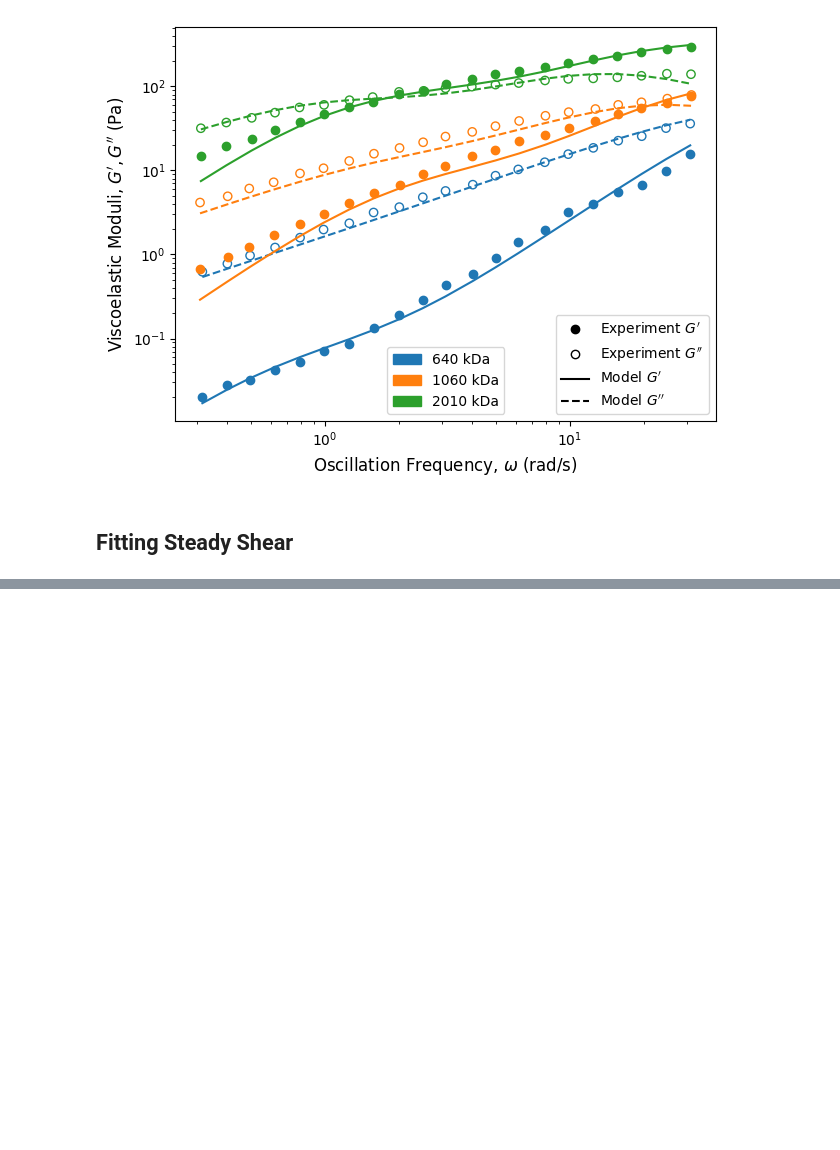
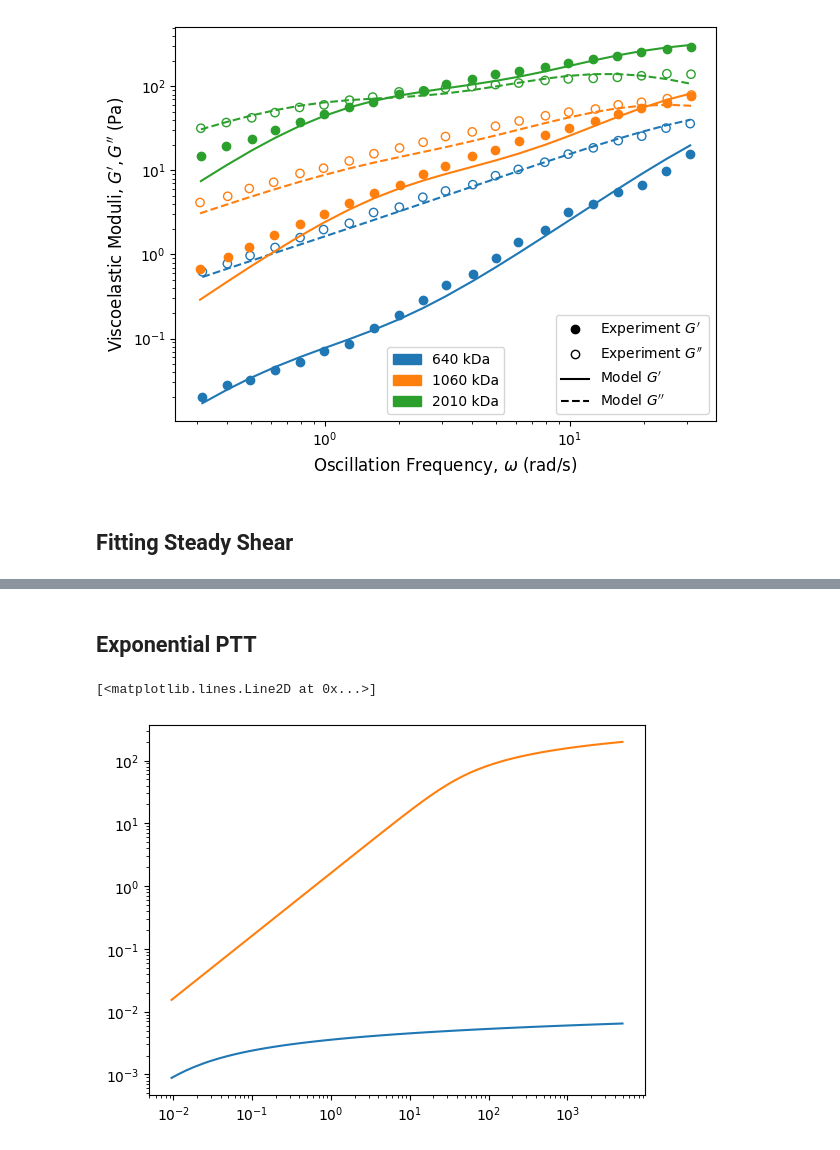
Before and after one commit to apz62/BIEN-514, a Jupyter notebook: Final Project.ipynb, the cells around one changed output, grey strips where cells are left out. Saved outputs shown, nothing was run; the diff lists cells and outputs as text; code cells hidden in the pictures; blank space fills up the shorter version.

```diff
--- a/Final Project.ipynb
+++ b/Final Project.ipynb
@@ -267,0 +268,2 @@ fig.savefig('steady.svg')
+# %% [markdown]
+## Exponential PTT
@@ -267,0 +290,36 @@ fig.savefig('steady.svg')
+# %%
+def eta_total(g_dot, saosfit, params):
+
+    modes_G = saosfit[::2]
+    modes_eta0 = modes_G * saosfit[1::2]
+
+    # total_viscosity = np.zeros_like(g_dot)
+    eta_results = []
+
+    for eta_0, shear_G, epsilon in zip(modes_eta0, modes_G, params):
+
+        # total_viscosity += eta_vector(g_dot, eta_0, shear_G, epsilon)
+        eta_results.append(eta_vector(g_dot, eta_0, shear_G, epsilon))
+
+    return eta_results # total_viscosity
+# %%
+p0 = [0.1, 0.1]
+saosfit = fit640
+data = steady640
+
+fit_func = lambda gamma_dot, *epsilon: np.add(*eta_total(gamma_dot, saosfit, epsilon)) # type: ignore
+
+popt, _ = curve_fit(fit_func,
+                    data['Shear rate'],
+                    data['Viscosity'],
+                    bounds=[0, np.inf],
+                    p0=p0,
+                    sigma=data['Viscosity'])
+# %%
+test = eta_total(data['Shear rate'], saosfit, popt)
+# %%
+plt.loglog(data['Shear rate'], test[0]*data['Shear rate'])
+plt.loglog(data['Shear rate'], test[1]*data['Shear rate'])
+# %% [output]
+[<matplotlib.lines.Line2D at 0x...>]
+[figure, added]
```
Also changed, not shown: parts of 5 cells of this notebook, 2 other files.
